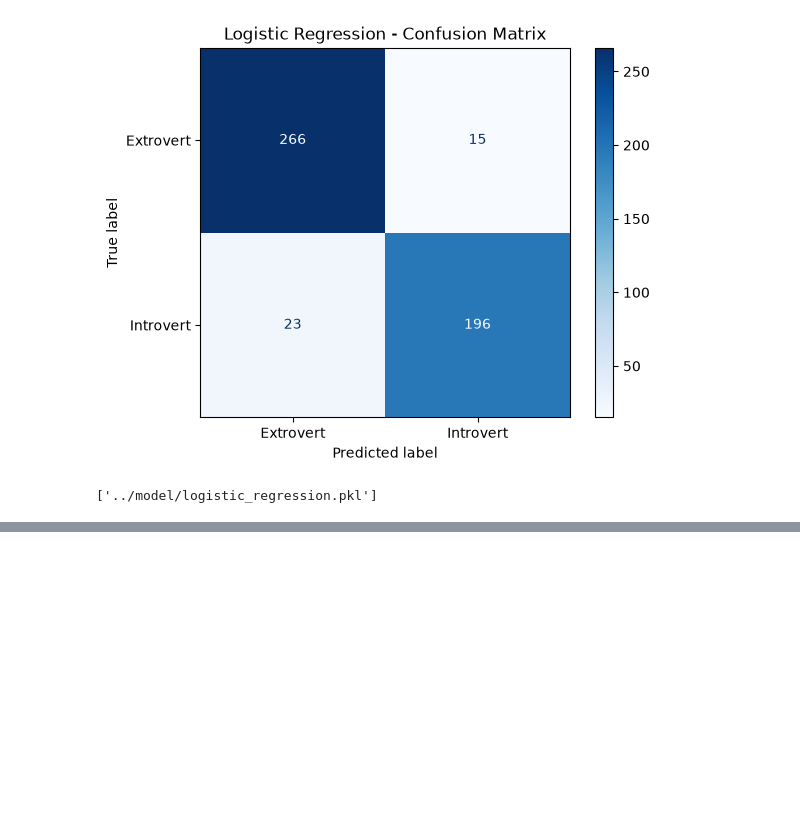
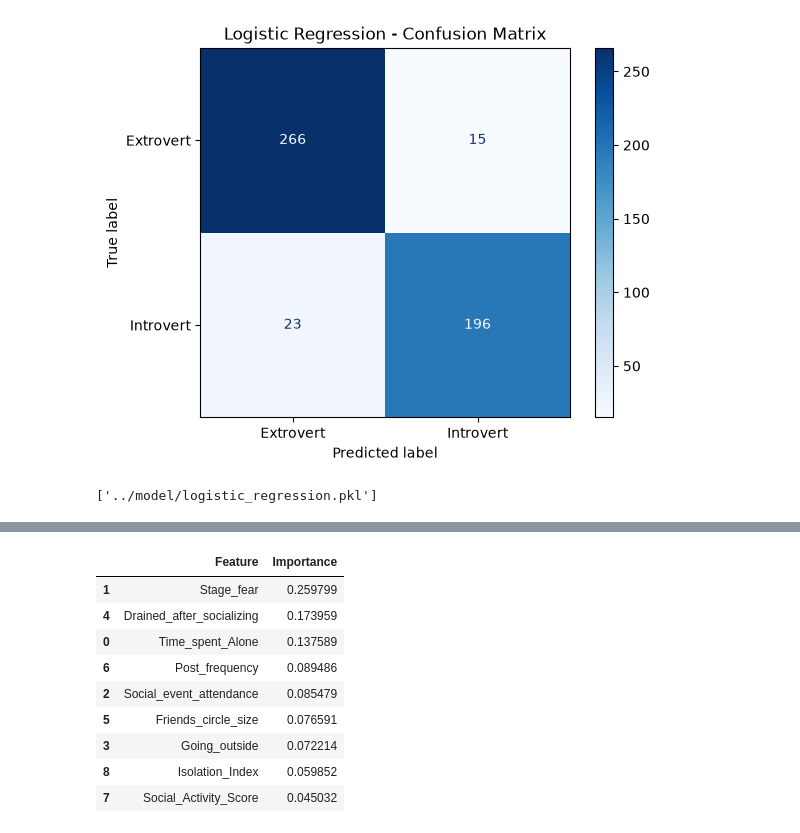
Before and after one commit to KanchanaKoralage1/Introvert-Extrovert-Predictor-With-AI-ML, a Jupyter notebook: Backend/notebook/personality_dataset.ipynb, the cells around one changed output, grey strips where cells are left out. Saved outputs shown, nothing was run; the diff lists cells and outputs as text; code cells hidden in the pictures; blank space fills up the shorter version.

```diff
--- a/Backend/notebook/personality_dataset.ipynb
+++ b/Backend/notebook/personality_dataset.ipynb
@@ -847,0 +984,28 @@ joblib.dump(lr_model, "../model/logistic_regression.pkl")
+# %%
+# Feature Importance
+# Random Forest provides feature importance, which is valuable for explaining the model.
+
+import pandas as pd
+
+feature_importance = pd.DataFrame({
+    "Feature": X.columns,
+    "Importance": rf_model.feature_importances_
+})
+
+feature_importance = feature_importance.sort_values(
+    by="Importance",
+    ascending=False
+)
+
+feature_importance
+# %% [output]
+|  | Feature | Importance |
+| 1 | Stage_fear | 0.259799 |
+| 4 | Drained_after_socializing | 0.173959 |
+| 0 | Time_spent_Alone | 0.137589 |
+| 6 | Post_frequency | 0.089486 |
+| 2 | Social_event_attendance | 0.085479 |
+| 5 | Friends_circle_size | 0.076591 |
+| 3 | Going_outside | 0.072214 |
+| 8 | Isolation_Index | 0.059852 |
+| 7 | Social_Activity_Score | 0.045032 |
```
Also changed, not shown: parts of 14 cells of this notebook, 1 other file.
